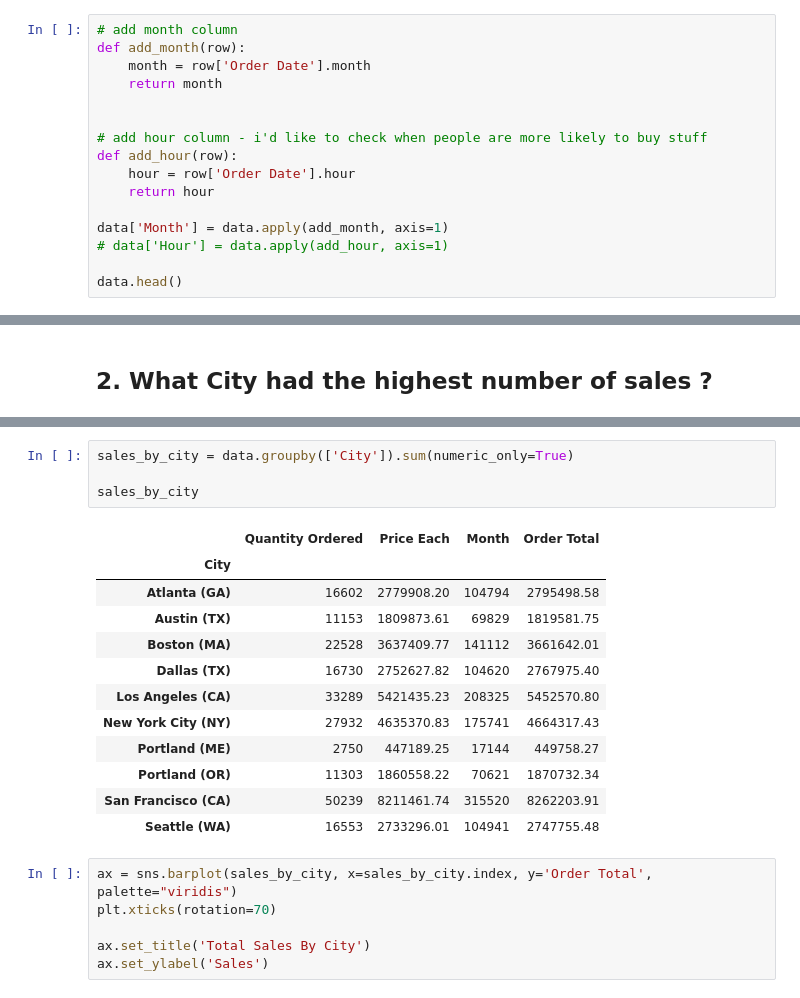
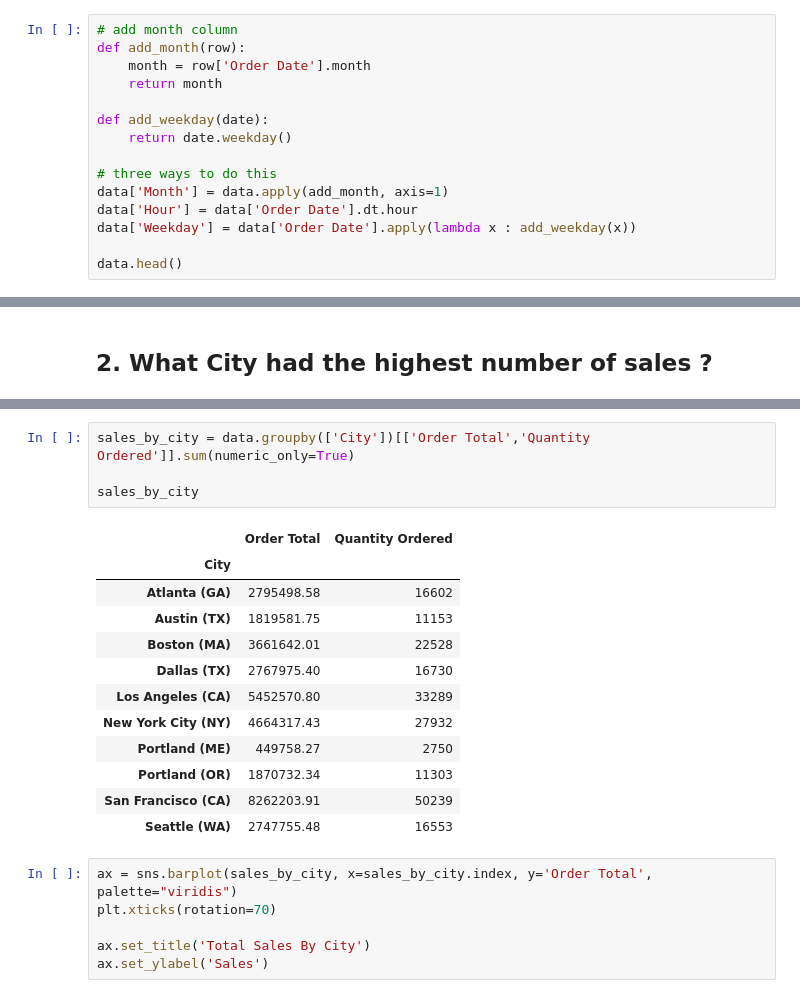
Before and after one commit to web-Nuo/Pandas-Data-Science-Tasks, a Jupyter notebook: my_version.ipynb, the cells around one changed output, grey strips where cells are left out. Saved outputs shown, nothing was run; the diff lists cells and outputs as text.

```diff
--- a/my_version.ipynb
+++ b/my_version.ipynb
@@ -98,14 +98,13 @@ def add_month(row):
     month = row['Order Date'].month
     return month
 
+def add_weekday(date):
+    return date.weekday()
 
-# add hour column - i'd like to check when people are more likely to buy stuff
-def add_hour(row):
-    hour = row['Order Date'].hour
-    return hour
-
+# three ways to do this
 data['Month'] = data.apply(add_month, axis=1)
-# data['Hour'] = data.apply(add_hour, axis=1)
+data['Hour'] = data['Order Date'].dt.hour
+data['Weekday'] = data['Order Date'].apply(lambda x : add_weekday(x))
 
 data.head()
 # %% [output]
@@ -218,20 +215,20 @@ data.head()
 # %%
-sales_by_city = data.groupby(['City']).sum(numeric_only=True)
+sales_by_city = data.groupby(['City'])[['Order Total','Quantity Ordered']].sum(numeric_only=True)
 
 sales_by_city
 # %% [output]
-|  | Quantity Ordered | Price Each | Month | Order Total |
-| City |  |  |  |  |
-| Atlanta (GA) | 16602 | 2779908.20 | 104794 | 2795498.58 |
-| Austin (TX) | 11153 | 1809873.61 | 69829 | 1819581.75 |
-| Boston (MA) | 22528 | 3637409.77 | 141112 | 3661642.01 |
-| Dallas (TX) | 16730 | 2752627.82 | 104620 | 2767975.40 |
-| Los Angeles (CA) | 33289 | 5421435.23 | 208325 | 5452570.80 |
-| New York City (NY) | 27932 | 4635370.83 | 175741 | 4664317.43 |
-| Portland (ME) | 2750 | 447189.25 | 17144 | 449758.27 |
-| Portland (OR) | 11303 | 1860558.22 | 70621 | 1870732.34 |
-| San Francisco (CA) | 50239 | 8211461.74 | 315520 | 8262203.91 |
-| Seattle (WA) | 16553 | 2733296.01 | 104941 | 2747755.48 |
+|  | Order Total | Quantity Ordered |
+| City |  |  |
+| Atlanta (GA) | 2795498.58 | 16602 |
+| Austin (TX) | 1819581.75 | 11153 |
+| Boston (MA) | 3661642.01 | 22528 |
+| Dallas (TX) | 2767975.40 | 16730 |
+| Los Angeles (CA) | 5452570.80 | 33289 |
+| New York City (NY) | 4664317.43 | 27932 |
+| Portland (ME) | 449758.27 | 2750 |
+| Portland (OR) | 1870732.34 | 11303 |
+| San Francisco (CA) | 8262203.91 | 50239 |
+| Seattle (WA) | 2747755.48 | 16553 |
 # %%
 ax = sns.barplot(sales_by_city, x=sales_by_city.index, y='Order Total', palette="viridis")
 plt.xticks(rotation=70)
```
Also changed, not shown: parts of 9 cells of this notebook.
